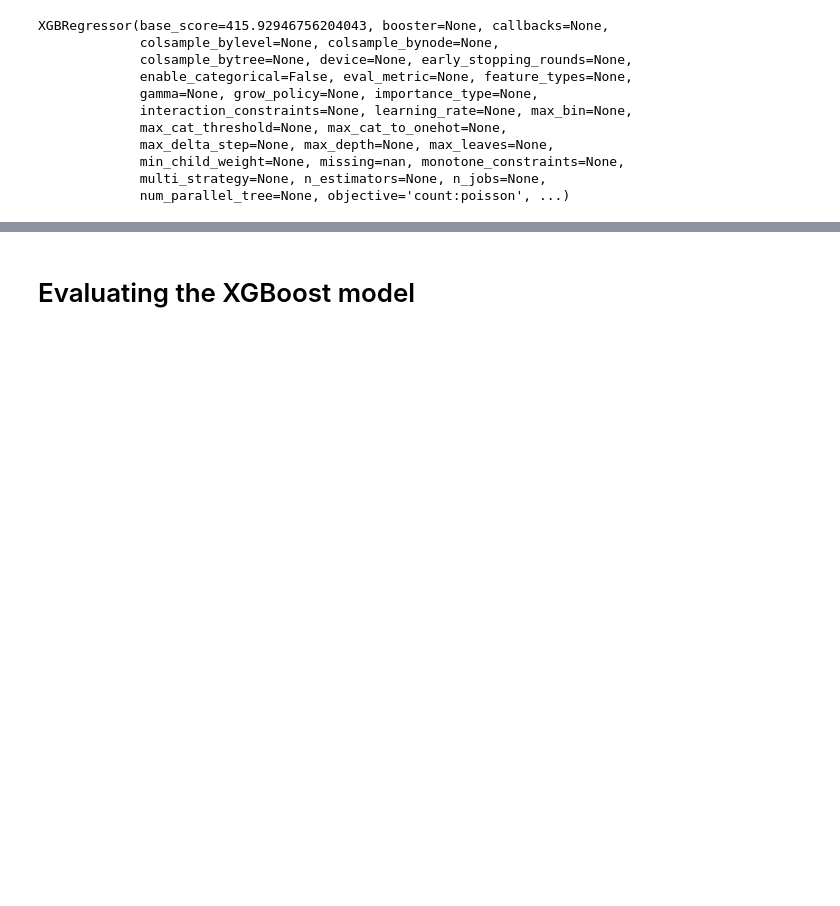
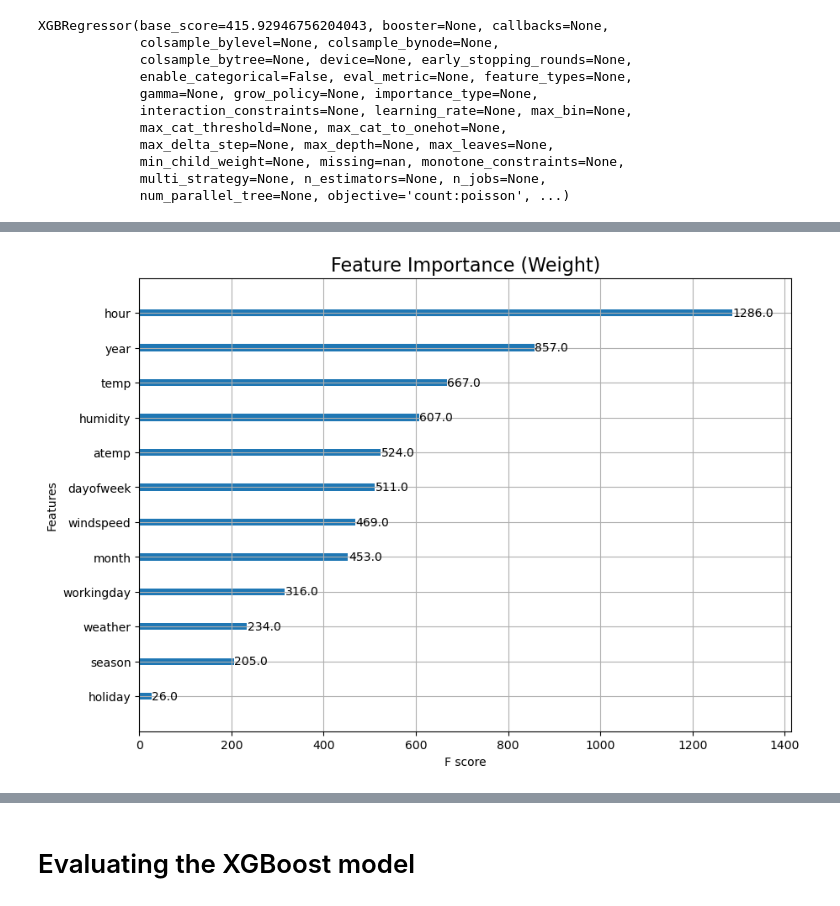
Before and after one commit to Scarch/ProjectE8, a Jupyter notebook: training_ml_model_on_capital_bikeshar_data.ipynb, the cells around one changed output, grey strips where cells are left out. Drawn from its saved outputs; the diff is of its cells as text; code cells hidden in the pictures; blank space fills up the shorter version.

```diff
--- a/training_ml_model_on_capital_bikeshar_data.ipynb
+++ b/training_ml_model_on_capital_bikeshar_data.ipynb
@@ -149,0 +176,10 @@ XGBRegressor(base_score=415.92946756204043, booster=None, callbacks=None,
+# %%
+fig, ax = plt.subplots(figsize=(10, 7))
+plot_importance(xgb_model, ax=ax)
+ax.set_title('Feature Importance (Weight)', fontsize=16)
+
+plt.savefig('./model_analysation_plots/feature_importance_weight.png', dpi=300)
+plt.show()
+plt.close(fig)
+# %% [output]
+[figure, added]
```
Also changed, not shown: parts of 23 cells of this notebook, 7 other files.
